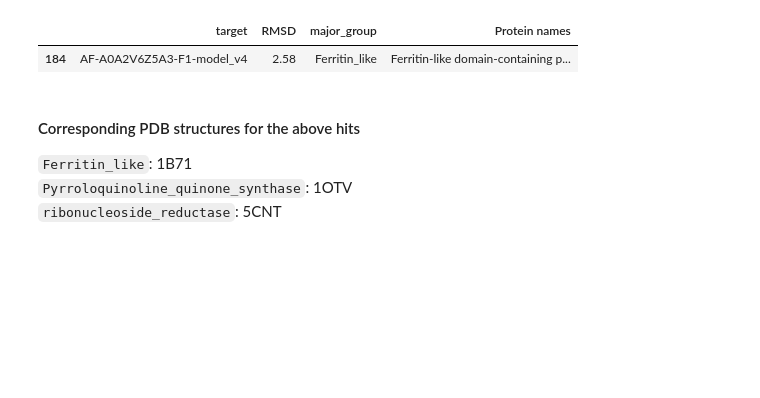
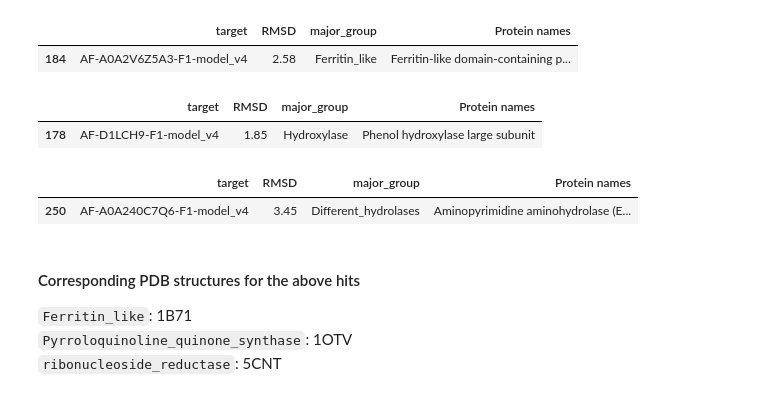
Before and after one commit to kaustubh-amritkar/MMO, a Jupyter notebook: analysis/analyze_foldseek_result.ipynb, the cells around one changed output. Drawn from its saved outputs; the diff is of its cells as text; code cells hidden in the pictures; blank space fills up the shorter version.

```diff
--- a/analysis/analyze_foldseek_result.ipynb
+++ b/analysis/analyze_foldseek_result.ipynb
@@ -742,6 +737,16 @@ filtered_hits_df.query('major_group == "Ferritin_like"').sort_values(by='RMSD',
 # %% [output]
 |  | target | RMSD | major_group | Protein names |
 | 184 | AF-A0A2V6Z5A3-F1-model_v4 | 2.58 | Ferritin_like | Ferritin-like domain-containing p... |
+# %%
+filtered_hits_df.query('major_group == "Hydroxylase"').sort_values(by='RMSD', ascending=True)[:1][['target', 'RMSD', 'major_group', 'Protein names']]
+# %% [output]
+|  | target | RMSD | major_group | Protein names |
+| 178 | AF-D1LCH9-F1-model_v4 | 1.85 | Hydroxylase | Phenol hydroxylase large subunit |
+# %%
+filtered_hits_df.query('major_group == "Different_hydrolases"').sort_values(by='RMSD', ascending=True)[:1][['target', 'RMSD', 'major_group', 'Protein names']]
+# %% [output]
+|  | target | RMSD | major_group | Protein names |
+| 250 | AF-A0A240C7Q6-F1-model_v4 | 3.45 | Different_hydrolases | Aminopyrimidine aminohydrolase (E... |
 # %% [markdown]
 #### Corresponding PDB structures for the above hits
 `Ferritin_like`: 1B71 \
```
Also changed, not shown: parts of 5 cells of this notebook, 1 other file.
